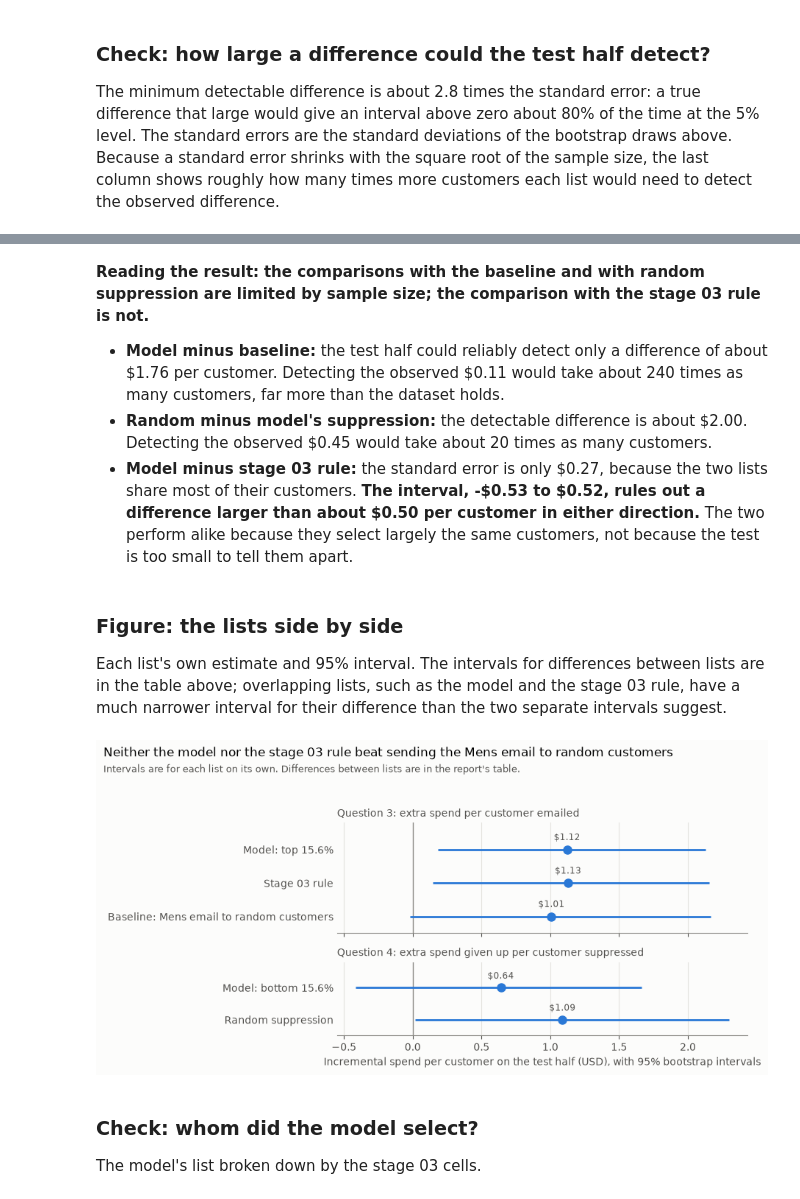
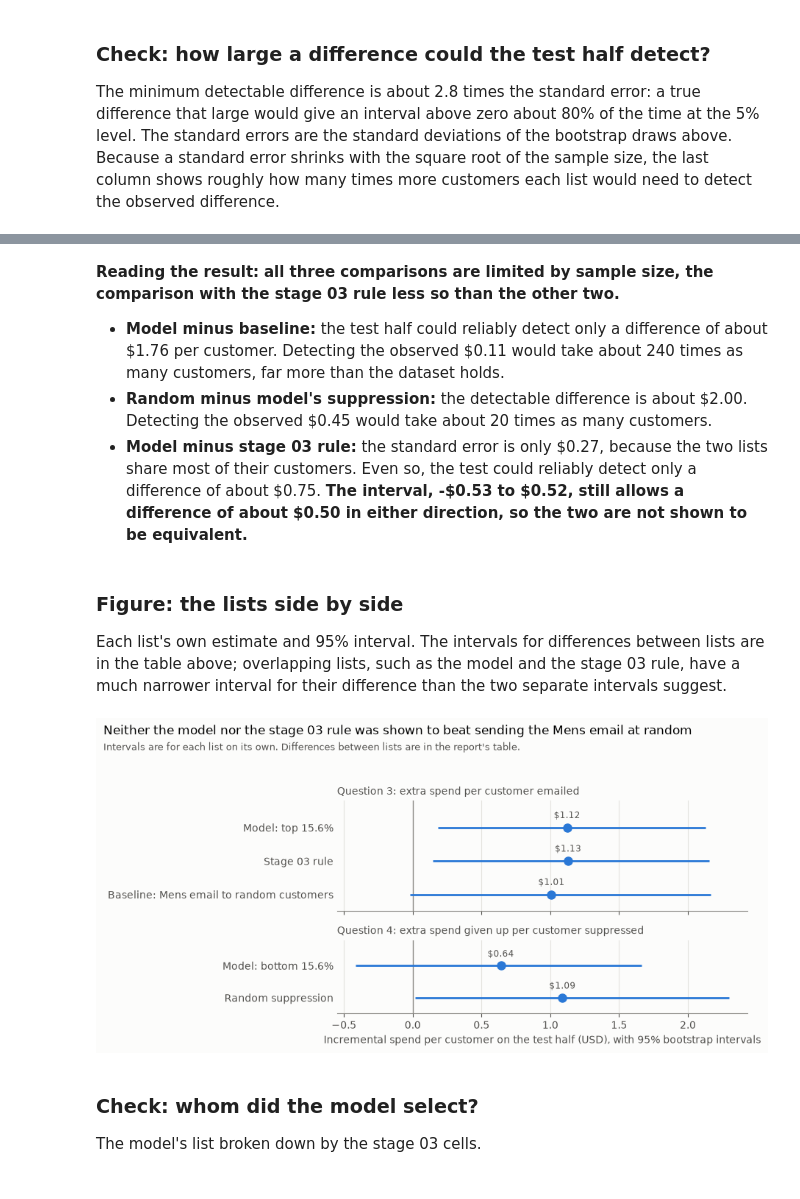
Before and after one commit to flora29058486/email-campaign-targeting, a Jupyter notebook: notebooks/04_01_uplift_models.ipynb, the cells around one changed output, grey strips where cells are left out. Drawn from its saved outputs; the diff is of its cells as text; code cells hidden in the pictures.

```diff
--- a/notebooks/04_01_uplift_models.ipynb
+++ b/notebooks/04_01_uplift_models.ipynb
@@ -273,11 +273,11 @@ power.round(2)
 | Q3: model minus stage 03 rule | -0.01 | 0.27 | 0.75 | 10149.25 |
 | Q4: random suppression minus mode... | 0.45 | 0.72 | 2.00 | 20.00 |
 # %% [markdown]
-**Reading the result:** **the comparisons with the baseline and with random suppression are limited by sample size; the comparison with the stage 03 rule is not.**
+**Reading the result:** **all three comparisons are limited by sample size, the comparison with the stage 03 rule less so than the other two.**
 
 - **Model minus baseline:** the test half could reliably detect only a difference of about \$1.76 per customer. Detecting the observed \$0.11 would take about 240 times as many customers, far more than the dataset holds.
 - **Random minus model's suppression:** the detectable difference is about \$2.00. Detecting the observed \$0.45 would take about 20 times as many customers.
-- **Model minus stage 03 rule:** the standard error is only \$0.27, because the two lists share most of their customers. **The interval, -\$0.53 to \$0.52, rules out a difference larger than about \$0.50 per customer in either direction.** The two perform alike because they select largely the same customers, not because the test is too small to tell them apart.
+- **Model minus stage 03 rule:** the standard error is only \$0.27, because the two lists share most of their customers. Even so, the test could reliably detect only a difference of about \$0.75. **The interval, -\$0.53 to \$0.52, still allows a difference of about \$0.50 in either direction, so the two are not shown to be equivalent.**
 # %% [markdown]
 ### Figure: the lists side by side
 
@@ -306,35 +306,35 @@ panels = [
         "Baseline: Mens email to random customers": "Q3 baseline: Mens email to random 10,000",
     }),
     ("Question 4: extra spend given up per customer suppressed", {
         "Model: bottom 15.6%": "Q4 model: suppressed list",
         "Random suppression": "Q4 random suppression",
     }),
 ]
 fig, axes = plt.subplots(2, 1, figsize=(9, 4.6), sharex=True, gridspec_kw={"height_ratios": [3, 2]})
 for ax, (title, rows) in zip(axes, panels):
     data = results.loc[list(rows.values())]
     positions = np.arange(len(data))
     ax.axvline(0, color=GRAY, linewidth=1)
     ax.hlines(positions, data["ci_low"], data["ci_high"], color=BLUE, linewidth=2)
     ax.plot(data["estimate"], positions, "o", color=BLUE, markersize=8)
     for y, value in zip(positions, data["estimate"]):
         ax.text(value, y - 0.28, f"${value:.2f}", ha="center", fontsize=8.5, color="#52514e")
     ax.set_yticks(positions, labels=list(rows))
     ax.tick_params(axis="y", length=0)
     ax.set_ylim(len(data) - 0.5, -0.8)
     ax.set_title(title, loc="left", fontsize=10, color="#52514e")
     ax.grid(axis="x", color="#e4e3df", linewidth=0.8)
     ax.set_axisbelow(True)
 axes[-1].set_xlabel("Incremental spend per customer on the test half (USD), with 95% bootstrap intervals")
-fig.suptitle("Neither the model nor the stage 03 rule beat sending the Mens email to random customers",
+fig.suptitle("Neither the model nor the stage 03 rule was shown to beat sending the Mens email at random",
              x=0.01, ha="left", fontsize=12)
 fig.text(0.01, 0.905, "Intervals are for each list on its own. Differences between lists are in the report's table.",
          ha="left", fontsize=9, color="#52514e")
 plt.tight_layout(rect=(0, 0, 1, 0.9))
 fig.savefig("../reports/figures/uplift_lists.png", dpi=150, bbox_inches="tight")
 plt.show()
 # %% [output]
-[figure, old version]
+[figure, new version]
 # %% [markdown]
 ### Check: whom did the model select?
 
```
Also changed, not shown: parts of 4 cells of this notebook, 6 other files.
